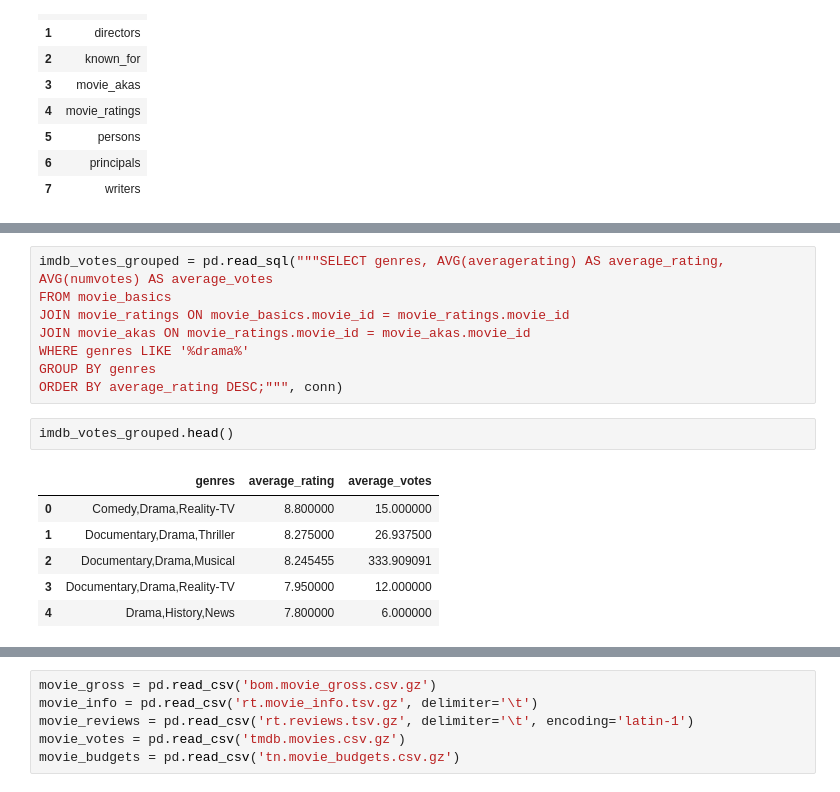
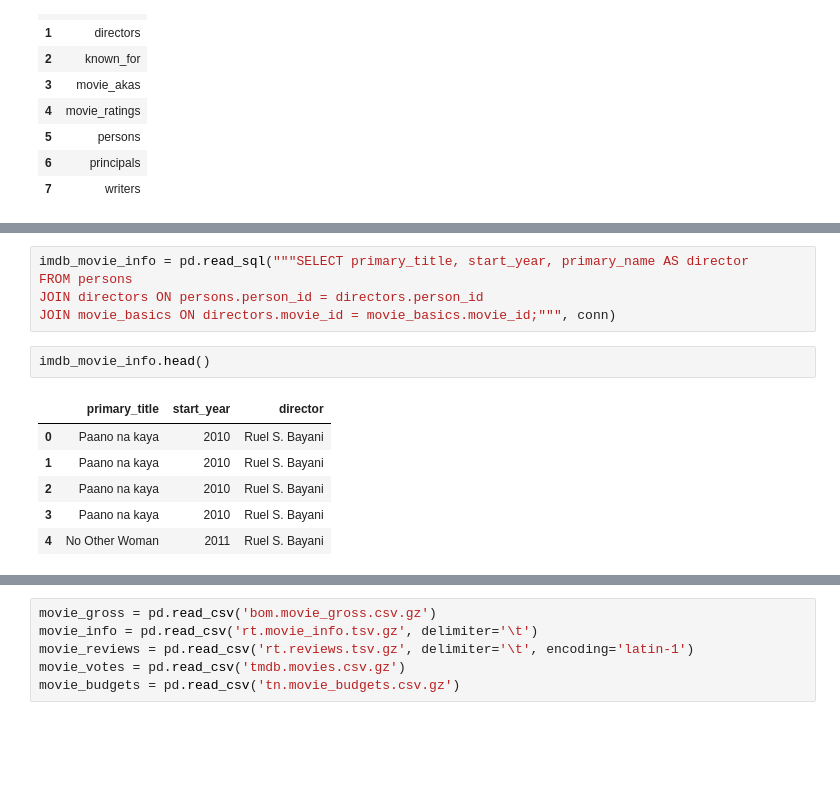
Before and after one commit to e-mackoy/film-analytics, a Jupyter notebook: code/data_preparation.ipynb, the cells around one changed output, grey strips where cells are left out. Cells and saved outputs as stored; diff of their text form; blank space fills up the shorter version.

```diff
--- a/code/data_preparation.ipynb
+++ b/code/data_preparation.ipynb
@@ -107,17 +55,14 @@ LIMIT 10;""", conn)
-# %%
-imdb_votes_grouped = pd.read_sql("""SELECT genres, AVG(averagerating) AS average_rating, AVG(numvotes) AS average_votes
-FROM movie_basics
-JOIN movie_ratings ON movie_basics.movie_id = movie_ratings.movie_id
-JOIN movie_akas ON movie_ratings.movie_id = movie_akas.movie_id
-WHERE genres LIKE '%drama%'
-GROUP BY genres
-ORDER BY average_rating DESC;""", conn)
+# %%
+imdb_movie_info = pd.read_sql("""SELECT primary_title, start_year, primary_name AS director
+FROM persons
+JOIN directors ON persons.person_id = directors.person_id
+JOIN movie_basics ON directors.movie_id = movie_basics.movie_id;""", conn)
 # %%
-imdb_votes_grouped.head()
+imdb_movie_info.head()
 # %% [output]
-|  | genres | average_rating | average_votes |
-| 0 | Comedy,Drama,Reality-TV | 8.800000 | 15.000000 |
-| 1 | Documentary,Drama,Thriller | 8.275000 | 26.937500 |
-| 2 | Documentary,Drama,Musical | 8.245455 | 333.909091 |
-| 3 | Documentary,Drama,Reality-TV | 7.950000 | 12.000000 |
-| 4 | Drama,History,News | 7.800000 | 6.000000 |
+|  | primary_title | start_year | director |
+| 0 | Paano na kaya | 2010 | Ruel S. Bayani |
+| 1 | Paano na kaya | 2010 | Ruel S. Bayani |
+| 2 | Paano na kaya | 2010 | Ruel S. Bayani |
+| 3 | Paano na kaya | 2010 | Ruel S. Bayani |
+| 4 | No Other Woman | 2011 | Ruel S. Bayani |
```
Also changed, not shown: parts of 78 cells of this notebook, 1 other file.
